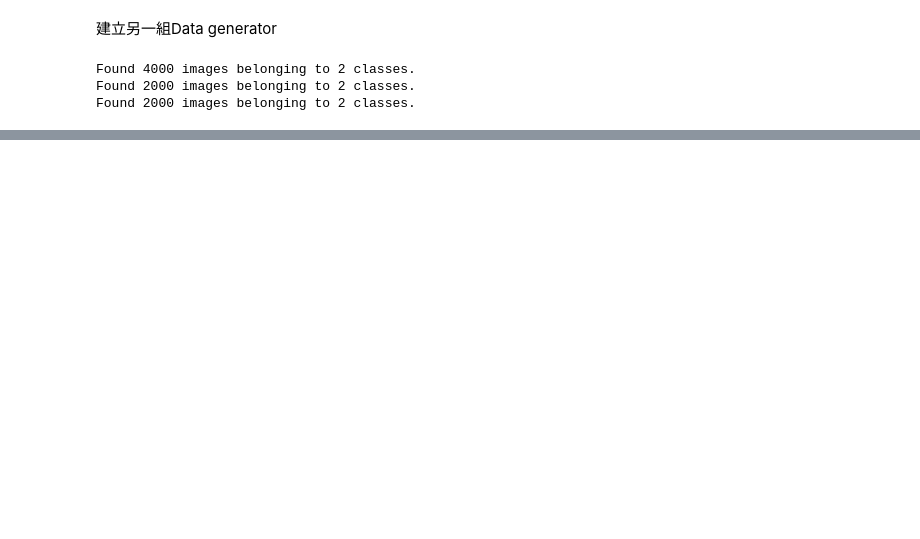
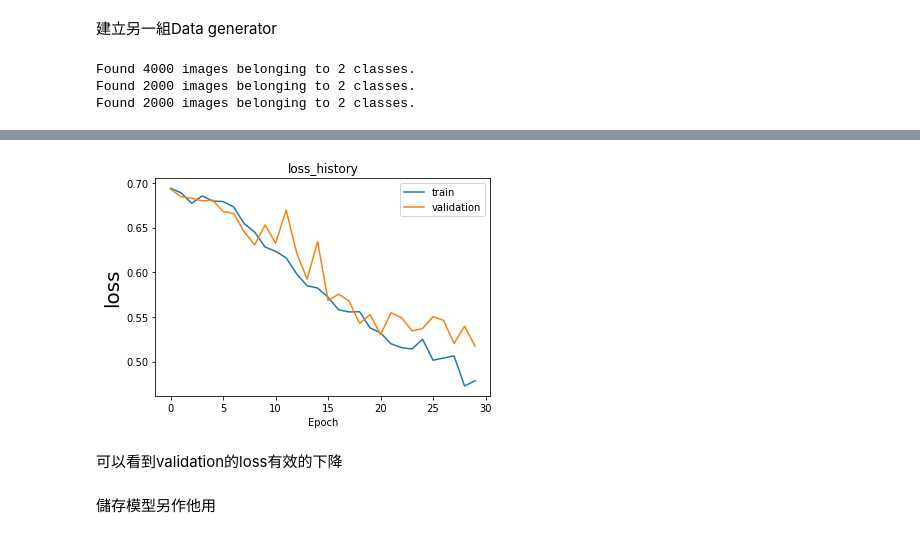
Before and after one commit to Leolewis5/Machine_Learning, a Jupyter notebook: Keras/5. small_dataset_training.ipynb, the cells around one changed output, grey strips where cells are left out. Saved outputs shown, nothing was run; the diff lists cells and outputs as text; code cells hidden in the pictures; blank space fills up the shorter version.

```diff
--- a/Keras/5. small_dataset_training.ipynb
+++ b/Keras/5. small_dataset_training.ipynb
@@ -270,19 +288,19 @@ for images in datagen2.flow(image_ent,batch_size=1):
 # %%
 Train_gen2 = datagen2.flow_from_directory(
                 TRAIN_DIR,
-                target_size=(224,224),
+                target_size=(150,150),
                 batch_size=batch_size,
                 class_mode='binary')
 
 Test_gen2 = datagen2.flow_from_directory(
                 TEST_DIR,
-                target_size=(224,224),
+                target_size=(150,150),
                 batch_size=batch_size,
                 class_mode='binary')
 
 Val_gen2 = datagen2.flow_from_directory(
                 VAL_DIR,
-                target_size=(224,224),
+                target_size=(150,150),
                 batch_size=batch_size,
                 class_mode='binary')
 # %% [output]
@@ -294,11 +314,14 @@ Found 2000 images belonging to 2 classes.
 # %%
 model2 = Sequential()
 
-model2.add(Conv2D(filters=20,kernel_size=(3,3),strides=(1,1),padding='same',activation='relu',input_shape=(224,224,3)))
-model2.add(Dropout(0.2))
-model2.add(Conv2D(filters=20,kernel_size=(3,3),strides=(1,1),padding='same',activation='relu'))
+model2.add(Conv2D(filters=30,kernel_size=(3,3),strides=(1,1),padding='same',activation='relu',input_shape=(150,150,3)))
+model2.add(Conv2D(filters=30,kernel_size=(3,3),strides=(1,1),padding='same',activation='relu'))
 model2.add(MaxPool2D(pool_size=(2,2),strides=(2,2),padding='same'))
-model2.add(Conv2D(filters=20,kernel_size=(3,3),strides=(1,1),padding='same',activation='relu'))
+model2.add(Conv2D(filters=30,kernel_size=(3,3),strides=(1,1),padding='same',activation='relu'))
+model2.add(Conv2D(filters=30,kernel_size=(3,3),strides=(1,1),padding='same',activation='relu'))
+model2.add(MaxPool2D(pool_size=(2,2),strides=(2,2),padding='same'))
+model2.add(Conv2D(filters=50,kernel_size=(3,3),strides=(1,1),padding='same',activation='relu'))
+model2.add(Conv2D(filters=50,kernel_size=(3,3),strides=(1,1),padding='same',activation='relu'))
 model2.add(MaxPool2D(pool_size=(2,2),strides=(2,2),padding='same'))
 model2.add(Flatten())
 model2.add(Dense(20,activation='relu'))
@@ -355,0 +379,6 @@ plot_train_result(train_history,'acc','val_acc')
+# %%
+plot_train_result(train_history2,'loss','val_loss')
+# %% [output]
+[figure, added]
+# %% [markdown]
+可以看到validation的loss有效的下降
@@ -355,0 +387,2 @@ plot_train_result(train_history,'acc','val_acc')
+# %% [markdown]
+儲存模型另作他用
```
Also changed, not shown: parts of 14 cells of this notebook, 1 other file.
